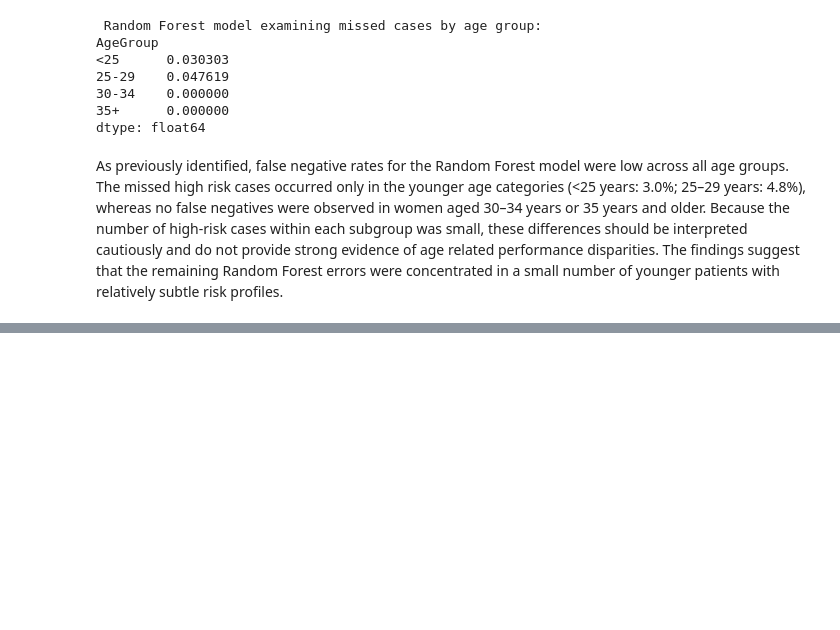
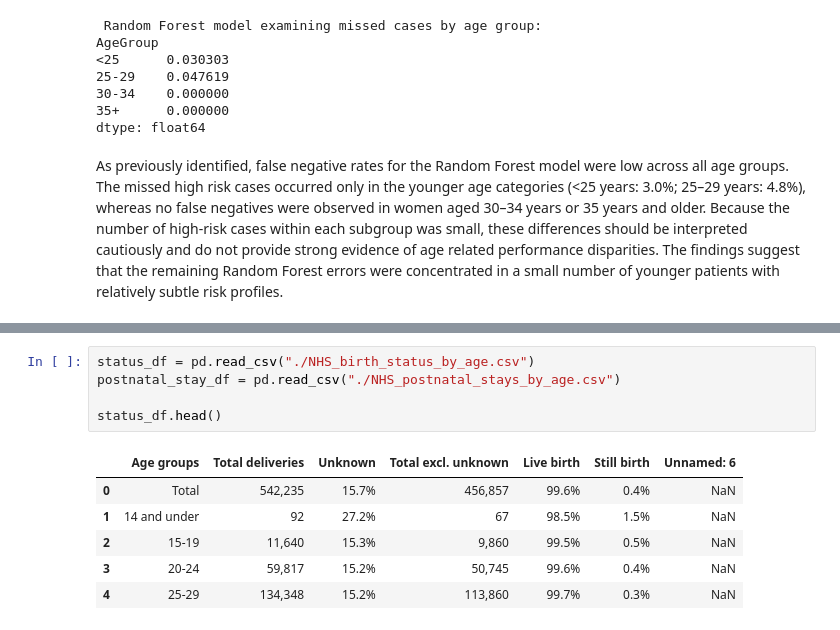
Before and after one commit to AislingLangston/maternal_health_ml_model, a Jupyter notebook: assignment_2.ipynb, the cells around one changed output, grey strips where cells are left out. Saved outputs shown, nothing was run; the diff lists cells and outputs as text; blank space fills up the shorter version.

```diff
--- a/assignment_2.ipynb
+++ b/assignment_2.ipynb
@@ -863,0 +882,12 @@ As previously identified, false negative rates for the Random Forest model were
+# %%
+status_df = pd.read_csv("./NHS_birth_status_by_age.csv")
+postnatal_stay_df = pd.read_csv("./NHS_postnatal_stays_by_age.csv")
+
+status_df.head()
+# %% [output]
+|  | Age groups | Total deliveries | Unknown | Total excl. unknown | Live birth | Still birth | Unnamed: 6 |
+| 0 | Total | 542,235 | 15.7% | 456,857 | 99.6% | 0.4% | NaN |
+| 1 | 14 and under | 92 | 27.2% | 67 | 98.5% | 1.5% | NaN |
+| 2 | 15-19 | 11,640 | 15.3% | 9,860 | 99.5% | 0.5% | NaN |
+| 3 | 20-24 | 59,817 | 15.2% | 50,745 | 99.6% | 0.4% | NaN |
+| 4 | 25-29 | 134,348 | 15.2% | 113,860 | 99.7% | 0.3% | NaN |
```
Also changed, not shown: parts of 7 cells of this notebook, 5 other files.
